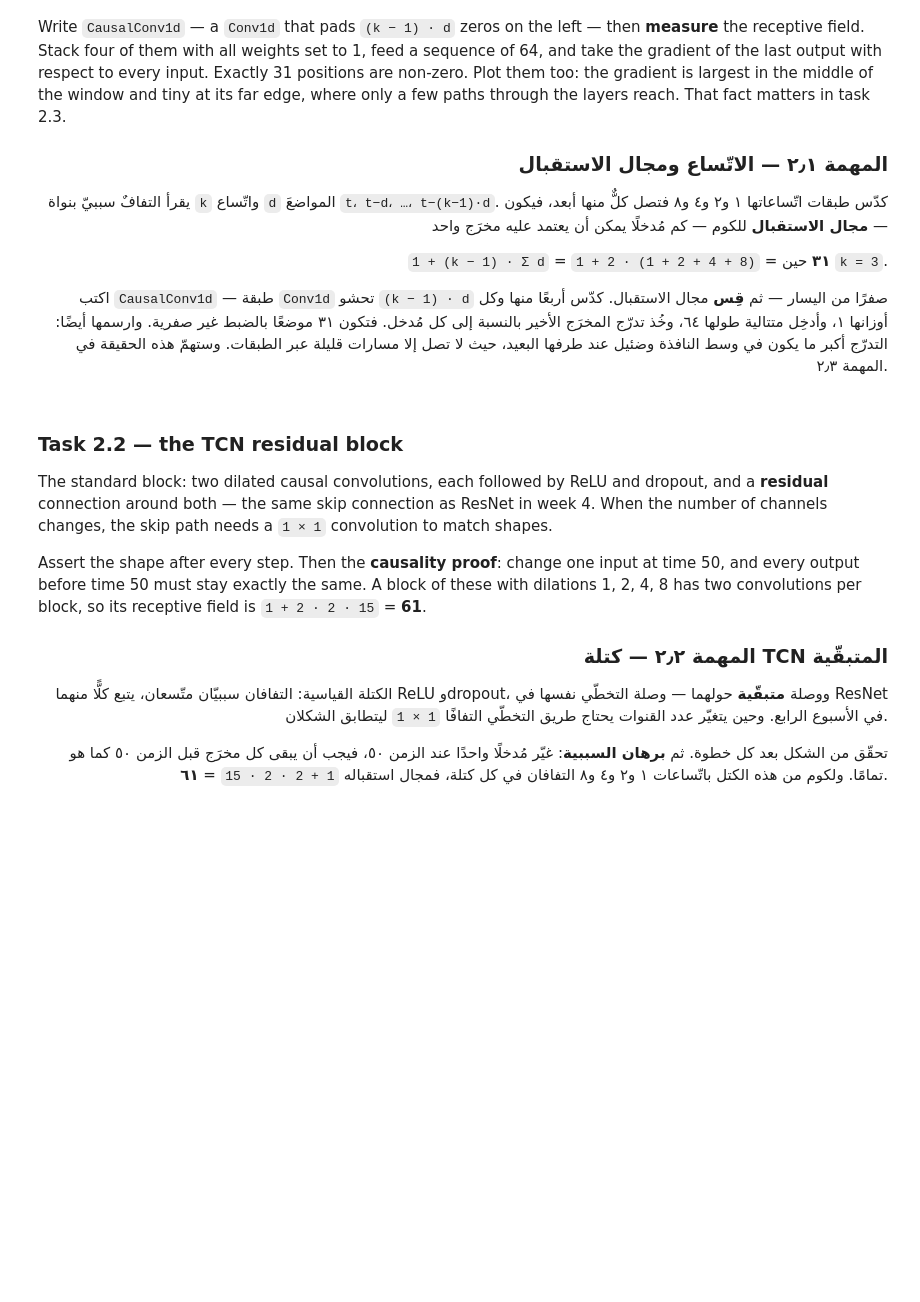
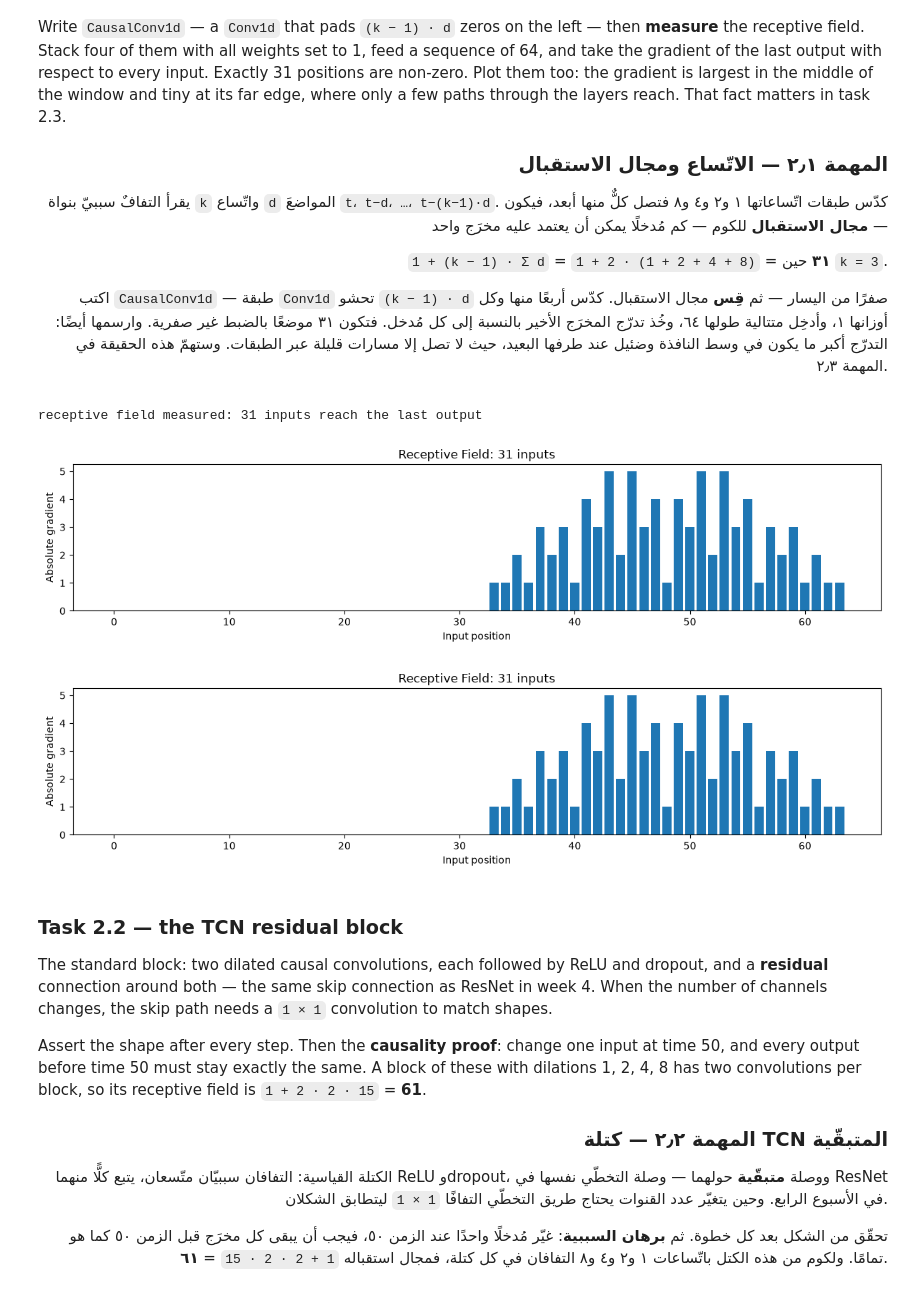
Before and after one commit to 0xRush/AIEP_Olo_student, a Jupyter notebook: week_5_nlp_foundations/labs/D3_tcn/D3_tcn_blank.ipynb, the cells around one changed output. Cells and saved outputs as stored; diff of their text form; code cells hidden in the pictures; blank space fills up the shorter version.

```diff
--- a/week_5_nlp_foundations/labs/D3_tcn/D3_tcn_blank.ipynb
+++ b/week_5_nlp_foundations/labs/D3_tcn/D3_tcn_blank.ipynb
@@ -354,12 +368,39 @@ print(f"receptive field by formula: {RF_FORMULA}")
 # %%
 # TODO: Stack four CausalConv1d(1, 1, 3, d) with all weights 1 and no bias, run a (1, 1, 64) input that requires grad, backprop the LAST output, and count the inputs with a non-zero gradient.
 # مهمة: كدّس أربع طبقات `CausalConv1d(1, 1, 3, d)` أوزانها كلها ١ وبلا انحياز، وشغّل مُدخلًا `(1, 1, 64)` يتطلّب التدرّج، وانشر المخرَج الأخير إلى الوراء، وعُدّ المدخلات ذات التدرّج غير الصفري.
+torch.manual_seed(SEED)
 
+layers = []
+for d in DILATIONS:
+    layer = CausalConv1d(1, 1, 3, dilation=d)
+
+    with torch.no_grad():
+        layer.conv.weight.fill_(1.0)
+
+    layers.append(layer)
+
+model = nn.Sequential(*layers)
+
+x = torch.randn(1, 1, 64, requires_grad=True)
+output = model(x)
+output[0, 0, -1].backward()
+
+GRADIENT = x.grad[0, 0].detach().abs()
+RF_MEASURED = int((GRADIENT > 0).sum().item())
 print(f"receptive field measured: {RF_MEASURED} inputs reach the last output")
-plt.bar(range(64), GRADIENT.numpy())
-plt.title(f"how much each input moves the last output — {RF_MEASURED} non-zero")
-plt.xlabel("input position")
-plt.show()
+import matplotlib.pyplot as plt
+
+plt.figure(figsize=(12, 3))
+plt.bar(range(len(GRADIENT)), GRADIENT.numpy())
+plt.xlabel("Input position")
+plt.ylabel("Absolute gradient")
+plt.title(f"Receptive Field: {RF_MEASURED} inputs")
+plt.tight_layout()
+display(plt.gcf())
+# %% [output]
+receptive field measured: 31 inputs reach the last output
+[figure, added]
+[figure, added]
 # %% [markdown]
 ### Task 2.2 — the TCN residual block
 
```
Also changed, not shown: parts of 16 cells of this notebook.
